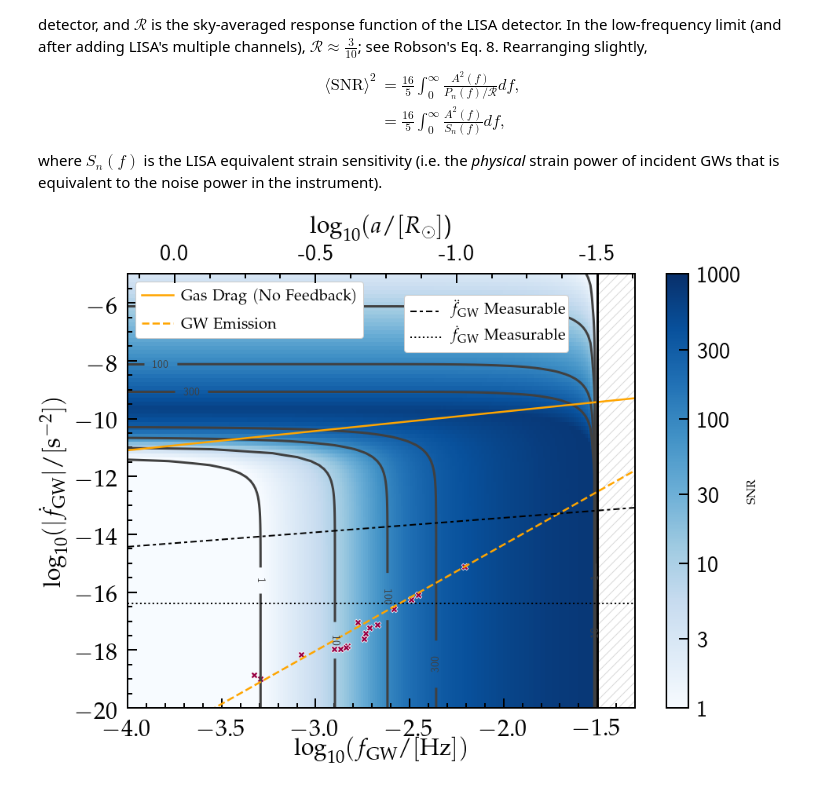
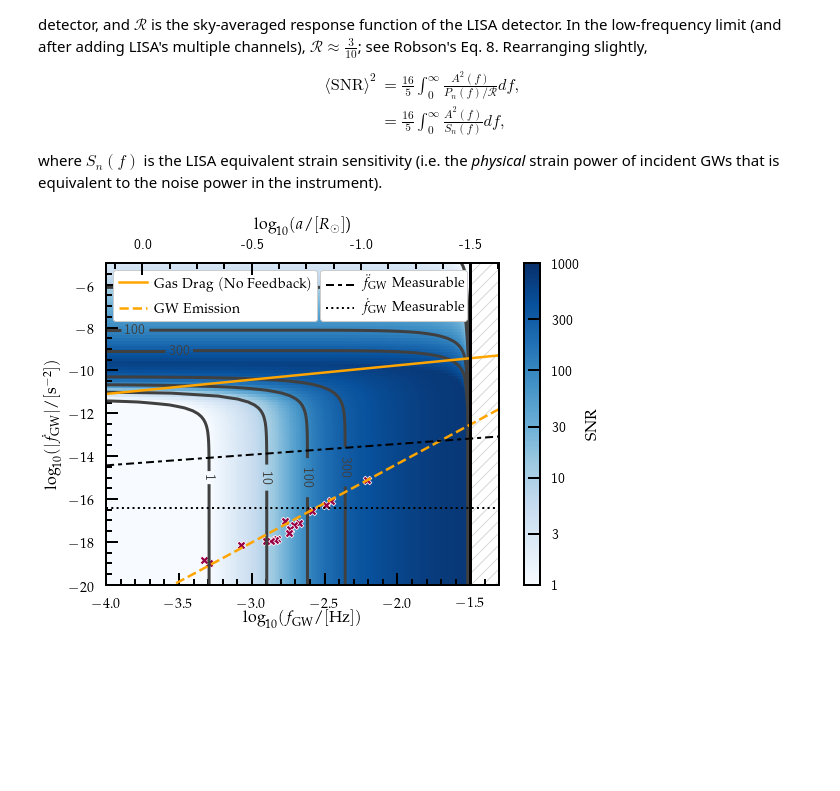
Before and after one commit to tcallister/LISA-and-CE-Evolution, a Jupyter notebook: SNR_grid.ipynb, the cells around one changed output. Cells and saved outputs as stored; diff of their text form; code cells hidden in the pictures; blank space fills up the shorter version.

Commit message:
fixed contour labels position

```diff
--- a/SNR_grid.ipynb
+++ b/SNR_grid.ipynb
@@ -218,7 +218,8 @@ for i in range(f_gws.size):
         rhos[i,j] = snr_from_f_fdot(f_gws[i],fdot_gws[j],0.5,0.3)
 
 # Create colormap and label a few contours
-fig,ax = plt.subplots(figsize=(13,10))
+fig,ax = plt.subplots(figsize=(8,6))
+
 PS = ax.pcolormesh(np.log10(f_gws),np.log10(fdot_gws),np.log10(rhos).T,cmap='Blues',vmin=0,vmax=3,rasterized=True)
 CS = ax.contour(np.log10(f_gws),np.log10(fdot_gws),rhos.T,levels=[1,10,100,300],colors='#404040')
 
@@ -232,51 +233,52 @@ ax.plot(np.log10(f_ref),np.log10(fdot_drag),lw=2.5,color='orange',label=r'$\math
 ax.plot(np.log10(xs),np.log10(ys),lw=2.5,color='orange',ls='--',label=r'$\mathrm{GW\ Emission}$')
 
 # Misc plot formatting
-ax.clabel(CS, inline=1, fontsize=14, fmt="%.0f", inline_spacing=5)
-ax.set_xlabel(r'$\log_{10}(f_\mathrm{GW} / \mathrm{[Hz]})$') #,fontsize=16)
-ax.set_ylabel(r'$\log_{10}(|\dot f_\mathrm{GW}| / [\mathrm{s}^{-2}])$') #,fontsize=16)
-# ax.tick_params(labelsize=14)
+ax.clabel(CS, inline=1, fontsize=14, fmt="%.0f", inline_spacing=0,
+          manual=[(-3.3,-15),(-2.9,-15), (-2.6,-15), (-2.45,-14.5),(-3.8,-8),(-3.5,-9)])
+ax.set_xlabel(r'$\log_{10}(f_\mathrm{GW} / \mathrm{[Hz]})$',fontsize=16)
+ax.set_ylabel(r'$\log_{10}(|\dot f_\mathrm{GW}| / [\mathrm{s}^{-2}])$',fontsize=16)
+ax.tick_params(labelsize=14)
 ax.yaxis.tick_left()
 
 # Set up colorbar and overwrite log10(SNRs) with standard SNRs
 cb = fig.colorbar(PS)
 cb.set_label(label="$\mathrm{SNR}$",fontsize=16,labelpad=6)
-# cb.ax.tick_params(labelsize=14)
+cb.ax.tick_params(labelsize=14)
 cb.set_ticks(np.log10([1,3,10,30,100,300,1000]))
 cb.ax.tick_params(which = 'minor', length = 0)
 cb.set_ticklabels([1,3,10,30,100,300,1000])
 ax.set_ylim(-20,-5)
 ax.set_xlim(-4,-1.3)
 
 # Plot lines denoting min detectable fdots and fddots
 fdot_min = 1./(5.*year)**2.
 fddot_min = (2./(5.*year))/(5.*year)**2.
 fdot_at_minimum_fddot = np.sqrt((3./11.)*xs*fddot_min)
 ls1, = ax.plot(np.log10(xs),np.log10(fdot_at_minimum_fddot),color='black',dashes=(4,2,2,2),lw=2)
 ls2 = ax.axhline(y=np.log10(fdot_min),color='black',ls=':',lw=2)
 
-# Legends
-leg = plt.legend([ls1,ls2], ["$\ddot f_\mathrm{GW}\ \mathrm{Measurable}$", "$\dot f_\mathrm{GW}\  \mathrm{Measurable}$"], fontsize=20,
-                 frameon=True,framealpha=1,loc=(0.545,0.82), handletextpad=0.5)
-ax.add_artist(leg)
-plt.legend(loc='upper left',fontsize=20,frameon=True,framealpha=1,labelspacing=0.8, handletextpad=0.5)
-
 # Construct secondary x-axis and get proper tick labels/positions
 semi_as = a_from_fGW_mass(f_gws,0.5,0.3)/Rsun
 ax2 = ax.twiny()
 ax2.set_xlim(ax.get_xlim())
-# ax2.tick_params(labelsize=14)
+ax2.tick_params(labelsize=14)
 logR_ticks = np.linspace(0,-1.5,4)
 logfGW_vals_at_R_ticks = np.log10(fGW_from_a_mass(10.**logR_ticks*Rsun,0.5,0.3))
 ax2.set_xticks(logfGW_vals_at_R_ticks)
 ax2.set_xticklabels(logR_ticks)
-ax2.set_xlabel(r'$\log_{10}(a / [R_\odot]$)')
+ax2.set_xlabel(r'$\log_{10}(a / [R_\odot]$)',fontsize=16)
+
+# Legends
+leg = ax.legend([ls1,ls2], ["$\ddot f_\mathrm{GW}\ \mathrm{Measurable}$", "$\dot f_\mathrm{GW}\  \mathrm{Measurable}$"], fontsize=14,
+                  frameon=True,framealpha=1,loc=(0.545,0.82), handletextpad=0.5)
+fig.add_artist(leg)
+ax.legend(loc='upper left',fontsize=14,frameon=True,framealpha=1,labelspacing=0.8, handletextpad=0.5)
 
 # Fill in the region to the right of logf = -1.5
 ax.axvline(x=-1.5,color='black')
 ax.fill_betweenx([-20,-5],-1.5,-1.3,hatch='//',facecolor='white',edgecolor='grey',alpha=0.3)
 
 plt.tight_layout()
-plt.savefig('snr_grid_edited.pdf', bbox_inches='tight')
+plt.savefig('snr_grid.pdf',bbox_inches='tight')
 # %% [output]
-[figure, old version]
+[figure, new version]
```
Also changed, not shown: 1 other file.
